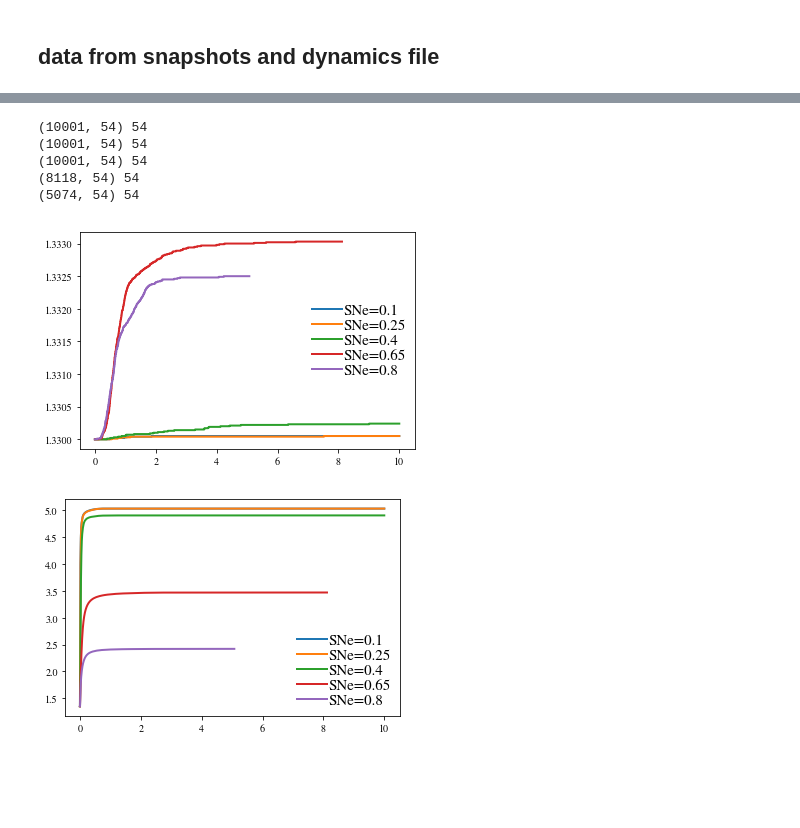
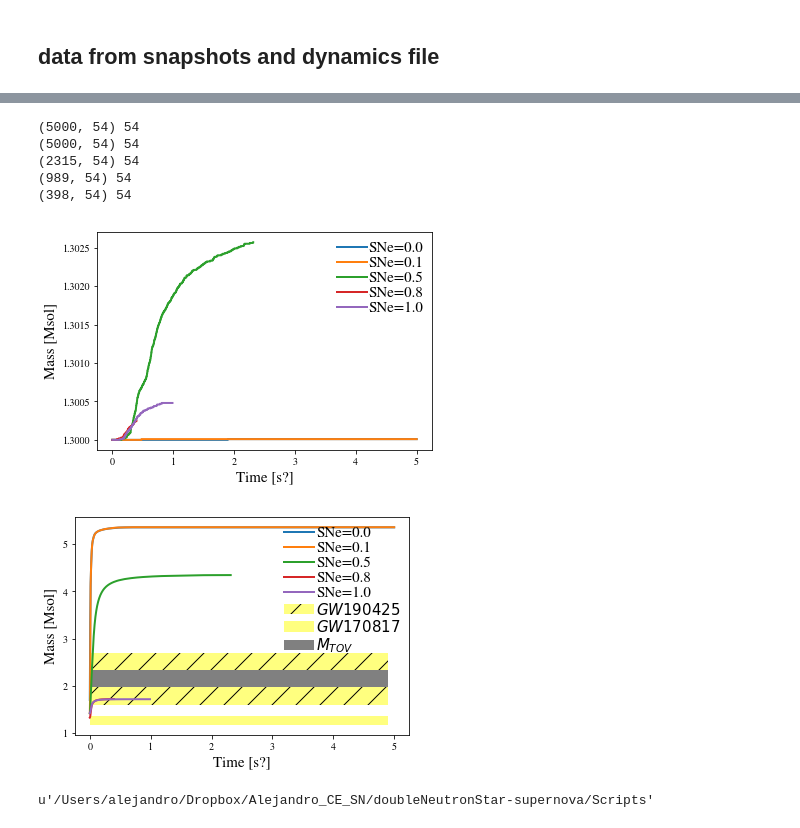
Before and after one commit to aldobatta/fallback-supernova, a Jupyter notebook: Scripts/massAccretion.ipynb, the cells around one changed output, grey strips where cells are left out. Saved outputs shown, nothing was run; the diff lists cells and outputs as text; code cells hidden in the pictures; blank space fills up the shorter version.

Commit message:
Udated python scripts.

```diff
--- a/Scripts/massAccretion.ipynb
+++ b/Scripts/massAccretion.ipynb
@@ -88,21 +88,17 @@ u'/Users/alejandro/Dropbox/Alejandro_CE_SN/peanutShapedSupernova/Scripts'
 # %%
-testReadFile1 = "/Users/alejandro/Dropbox/Alejandro_CE_SN/Data/1908_1/dynamics.txt"
+testReadFile1 = "/Users/alejandro/Dropbox/Alejandro_CE_SN/Data/NS_MESA10_2021/0104_1/dynamics.txt"
 dataTable1 = Get_dynamics(testReadFile1)
-
-testReadFile2 = "/Users/alejandro/Dropbox/Alejandro_CE_SN/Data/1908_2/dynamics.txt"
+testReadFile2 = "/Users/alejandro/Dropbox/Alejandro_CE_SN/Data/NS_MESA10_2021/0104_2/dynamics.txt"
 dataTable2 = Get_dynamics(testReadFile2)
-
-testReadFile3 = "/Users/alejandro/Dropbox/Alejandro_CE_SN/Data/1908_3/dynamics.txt"
+testReadFile3 = "/Users/alejandro/Dropbox/Alejandro_CE_SN/Data/NS_MESA10_2021/0104_3/dynamics.txt"
 dataTable3 = Get_dynamics(testReadFile3)
-
-testReadFile4 = "/Users/alejandro/Dropbox/Alejandro_CE_SN/Data/1908_4/dynamics.txt"
+testReadFile4 = "/Users/alejandro/Dropbox/Alejandro_CE_SN/Data/NS_MESA10_2021/0104_4/dynamics.txt"
 dataTable4 = Get_dynamics(testReadFile4)
-
-testReadFile5 = "/Users/alejandro/Dropbox/Alejandro_CE_SN/Data/1908_5/dynamics.txt"
+testReadFile5 = "/Users/alejandro/Dropbox/Alejandro_CE_SN/Data/NS_MESA10_2021/0105_1/dynamics.txt"
 dataTable5 = Get_dynamics(testReadFile5)
 # %% [output]
-(10001, 54) 54
-(10001, 54) 54
-(10001, 54) 54
-(8118, 54) 54
-(5074, 54) 54
+(5000, 54) 54
+(5000, 54) 54
+(2315, 54) 54
+(989, 54) 54
+(398, 54) 54
@@ -111,29 +105,38 @@ dataTable.colnames
 # %%
-plt.plot(dataTable1['t'],dataTable1['M_star'],label='SNe=0.1')
-plt.plot(dataTable2['t'],dataTable2['M_star'],label='SNe=0.25')
-plt.plot(dataTable3['t'],dataTable3['M_star'],label='SNe=0.4')
-plt.plot(dataTable4['t'],dataTable4['M_star'],label='SNe=0.65')
+plt.plot(dataTable1['t'],dataTable1['M_star'],label='SNe=0.0')
+plt.plot(dataTable2['t'],dataTable2['M_star'],label='SNe=0.1')
+plt.plot(dataTable3['t'],dataTable3['M_star'],label='SNe=0.5')
 plt.plot(dataTable5['t'],dataTable5['M_star'],label='SNe=0.8')
+plt.plot(dataTable4['t'],dataTable4['M_star'],label='SNe=1.0')
 
-# plt.xlim(0,0.2)
-# plt.semilogx()
+plt.legend(loc='right')
+plt.ylabel('Mass [Msol]')
+plt.xlabel('Time [s?]')
 
 plt.legend()
-plt.savefig("accretionNS_1908.png")
+plt.savefig("accretionNS_MESA10_0104.png")
 # %% [output]
-[figure, old version]
+[figure, new version]
 # %%
-plt.plot(dataTable1['t'],dataTable1['M_bh'],label='SNe=0.1')
-plt.plot(dataTable2['t'],dataTable2['M_bh'],label='SNe=0.25')
-plt.plot(dataTable3['t'],dataTable3['M_bh'],label='SNe=0.4')
-plt.plot(dataTable4['t'],dataTable4['M_bh'],label='SNe=0.65')
+plt.plot(dataTable1['t'],dataTable1['M_bh'],label='SNe=0.0')
+plt.plot(dataTable2['t'],dataTable2['M_bh'],label='SNe=0.1')
+plt.plot(dataTable3['t'],dataTable3['M_bh'],label='SNe=0.5')
 plt.plot(dataTable5['t'],dataTable5['M_bh'],label='SNe=0.8')
+plt.plot(dataTable4['t'],dataTable4['M_bh'],label='SNe=1.0')
 
+x = np.arange(0.0, 5, 0.1)
+plt.fill_between(x, 1.6, 2.7,facecolor='yellow',label='$GW190425$', alpha=0.5,hatch='/')
+plt.fill_between(x, 1.17, 1.36,facecolor='yellow',label='$GW170817$', alpha=0.5)
+plt.fill_between(x, 1.97, 2.33,facecolor='grey',label='$M_{TOV}$')
 
-plt.legend()
-plt.savefig("accretionExplodingStar_1908.png")
+# plt.yscale('log')
+# plt.xscale('log')
+plt.legend(loc='upper right')
+plt.ylabel('Mass [Msol]')
+plt.xlabel('Time [s?]')
+plt.savefig("accretionExplodingStar_MESA10_0104.png")
 # %% [output]
-[figure, old version]
+[figure, new version]
 # %%
 # spin already accreted
 def spin(dyn):
@@ -148,0 +150,4 @@ Macc_bh
+# %%
+pwd
+# %% [output]
+u'/Users/alejandro/Dropbox/Alejandro_CE_SN/doubleNeutronStar-supernova/Scripts'
```
Also changed, not shown: parts of 3 cells of this notebook, 4 other files.
